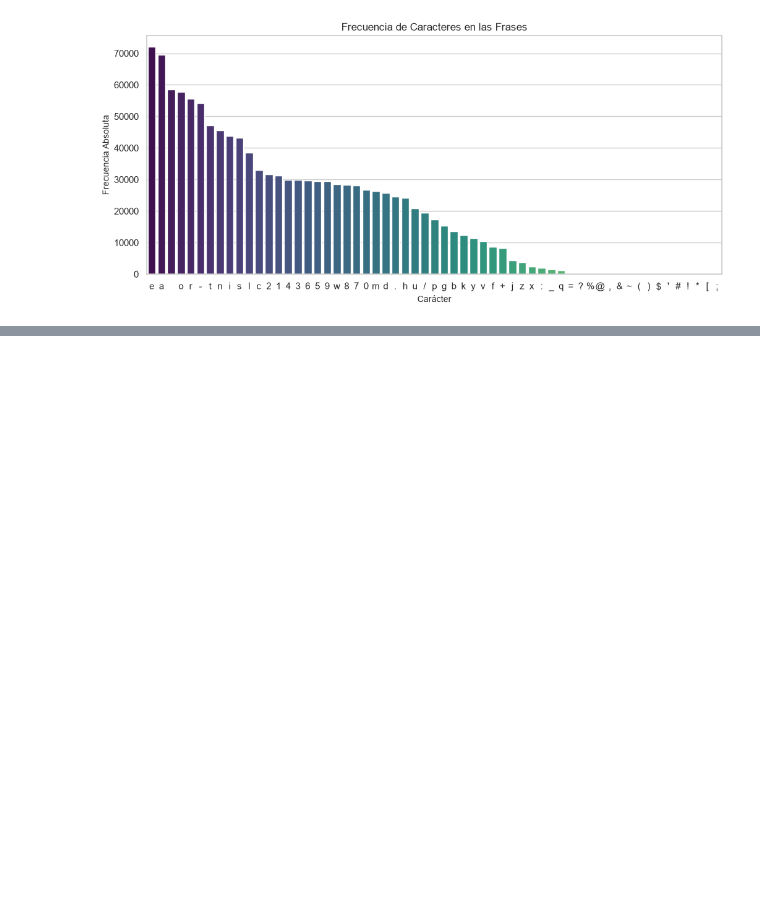
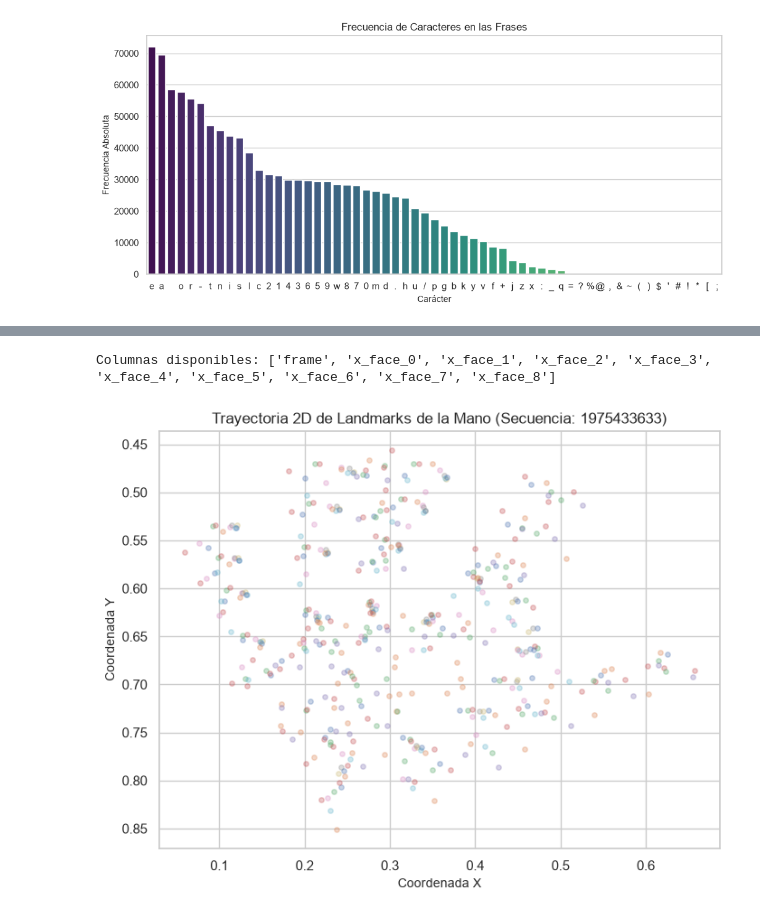
Before and after one commit to DufreyM/CC3084-Proyecto2, a Jupyter notebook: notebooks/05_visualizaciones.ipynb, the cells around one changed output, grey strips where cells are left out. Cells and saved outputs as stored; diff of their text form; code cells hidden in the pictures; blank space fills up the shorter version.

Commit message:
feat: trayectoria de landmarks y hallazgos finales

```diff
--- a/notebooks/05_visualizaciones.ipynb
+++ b/notebooks/05_visualizaciones.ipynb
@@ -267,0 +264,61 @@ TODO
+# %%
+# 1. Cargar el primer archivo de la muestra
+sample_rel_path = config.SAMPLE_LANDMARK_PATHS[0]
+sample_df = dl.load_landmarks(dl.landmark_path(sample_rel_path))
+
+# Imprimir las columnas para verificar la estructura exacta si fuera necesario
+print("Columnas disponibles:", sample_df.columns.tolist()[:10])
+
+# 2. Filtrar una secuencia específica
+first_seq_id = sample_df.index.unique()[0] if sample_df.index.name == "sequence_id" else sample_df["sequence_id"].iloc[0]
+
+if "sequence_id" in sample_df.columns:
+    seq_data = sample_df[sample_df["sequence_id"] == first_seq_id].copy()
+else:
+    seq_data = sample_df.loc[[first_seq_id]].copy()
+
+# 3. Detectar dinámicamente cómo están estructuradas las columnas/tipos
+if "type" in seq_data.columns:
+    hand_df = seq_data[seq_data["type"].isin(["right_hand", "left_hand"])].dropna(subset=["x", "y"])
+elif "landmark_type" in seq_data.columns:
+    hand_df = seq_data[seq_data["landmark_type"].isin(["right_hand", "left_hand"])].dropna(subset=["x", "y"])
+else:
+    # Si las columnas vienen en formato ancho (p. ej. x_right_hand_0, y_right_hand_0)
+    # Filtramos columnas de la mano derecha o izquierda
+    hand_cols = [c for c in seq_data.columns if "right_hand" in c or "left_hand" in c]
+    hand_df = seq_data[hand_cols].copy()
+
+# 4. Graficar trayectoria según el formato de datos obtenido
+fig, ax = plt.subplots(figsize=(8, 6))
+
+if "x" in hand_df.columns and "y" in hand_df.columns:
+    frame_vals = hand_df["frame"] if "frame" in hand_df.columns else hand_df.index
+    scatter = ax.scatter(
+        hand_df["x"],
+        hand_df["y"],
+        c=frame_vals,
+        cmap="plasma",
+        alpha=0.6,
+        s=25
+    )
+    cbar = plt.colorbar(scatter, ax=ax)
+    cbar.set_label("Frame (Tiempo)", fontsize=10)
+else:
+    # Extraer todas las coordenadas X e Y de la mano por frame en formato ancho
+    x_cols = [c for c in hand_cols if c.startswith("x_")]
+    y_cols = [c for c in hand_cols if c.startswith("y_")]
+
+    for idx, row in seq_data.iterrows():
+        ax.scatter(row[x_cols], row[y_cols], alpha=0.3, s=15, label=f"Frame {idx}" if idx == 0 else "")
+
+ax.set_title(f"Trayectoria 2D de Landmarks de la Mano (Secuencia: {first_seq_id})", fontsize=12)
+ax.set_xlabel("Coordenada X", fontsize=10)
+ax.set_ylabel("Coordenada Y", fontsize=10)
+ax.invert_yaxis()
+
+# Guardar la figura
+fig.savefig(FIGURES_DIR / "sample_hand_trajectory.png", dpi=150, bbox_inches="tight")
+plt.show()
+# %% [output]
+Columnas disponibles: ['frame', 'x_face_0', 'x_face_1', 'x_face_2', 'x_face_3', 'x_face_4', 'x_face_5', 'x_face_6', 'x_face_7', 'x_face_8']
+[figure, added]
```
Also changed, not shown: parts of 6 cells of this notebook, 1 other file.
